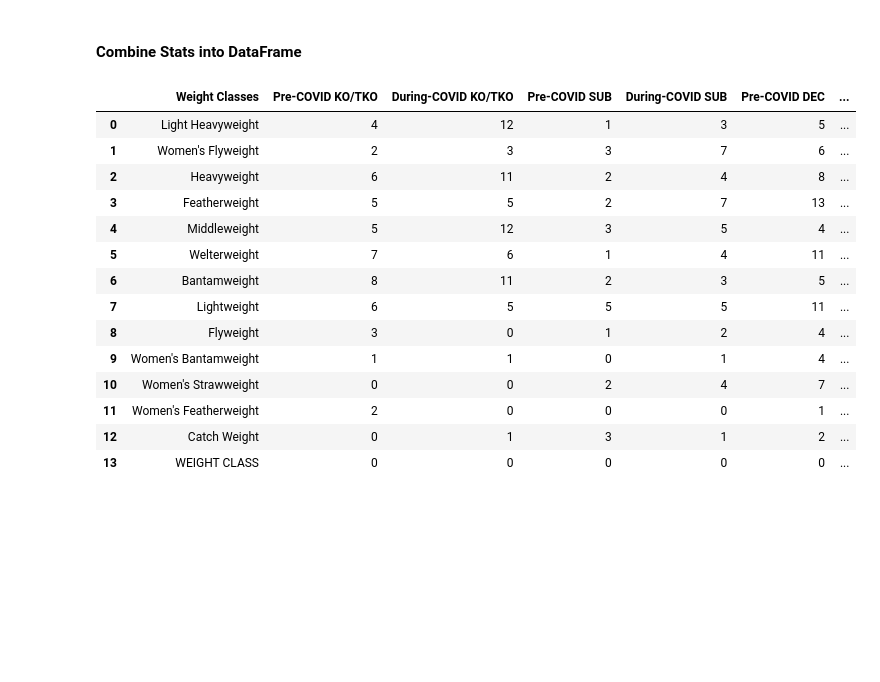
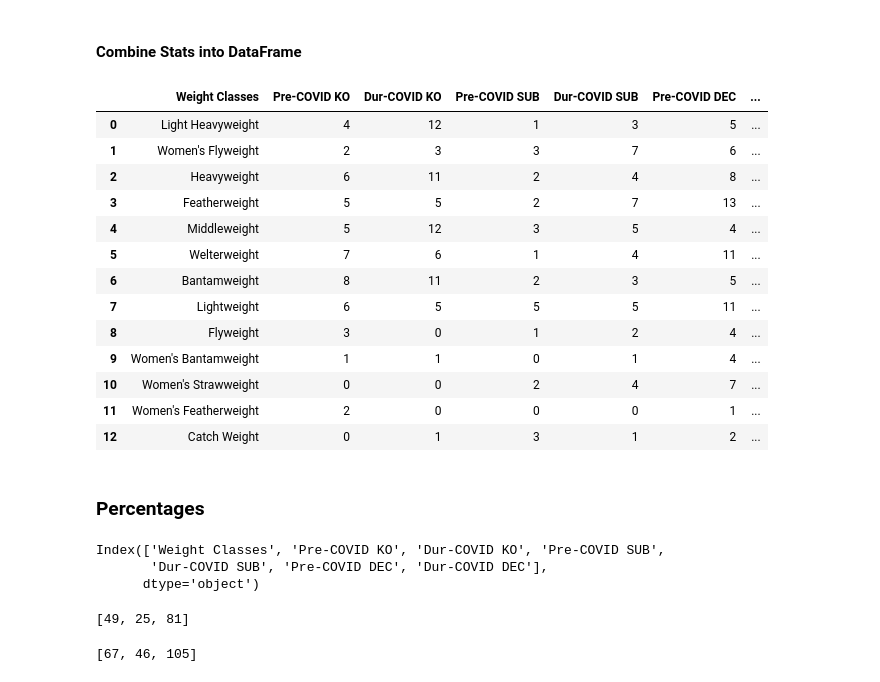
Before and after one commit to yuyhong23/UFC-COVID, a Jupyter notebook: Project_One_Visualization_and_Analysis-SetUp.ipynb, the cells around one changed output. Saved outputs shown, nothing was run; the diff lists cells and outputs as text; code cells hidden in the pictures; blank space fills up the shorter version.

```diff
--- a/Project_One_Visualization_and_Analysis-SetUp.ipynb
+++ b/Project_One_Visualization_and_Analysis-SetUp.ipynb
@@ -753,8 +781,8 @@ pre_decision
 weight_classes = ['Light Heavyweight', "Women's Flyweight", 'Heavyweight',
        'Featherweight', 'Middleweight', 'Welterweight', 'Bantamweight',
        'Lightweight', 'Flyweight', "Women's Bantamweight",
-       "Women's Strawweight", "Women's Featherweight", 'Catch Weight',
-       'WEIGHT CLASS']
+       "Women's Strawweight", "Women's Featherweight", 'Catch Weight'
+       ]
 covid_ko_tko_classes = []
 
 for classes in weight_classes:
@@ -785,8 +812,8 @@ WEIGHT CLASS 0
 weight_classes = ['Light Heavyweight', "Women's Flyweight", 'Heavyweight',
        'Featherweight', 'Middleweight', 'Welterweight', 'Bantamweight',
        'Lightweight', 'Flyweight', "Women's Bantamweight",
-       "Women's Strawweight", "Women's Featherweight", 'Catch Weight',
-       'WEIGHT CLASS']
+       "Women's Strawweight", "Women's Featherweight", 'Catch Weight'
+       ]
 covid_sub_classes = []
 
 for classes in weight_classes:
@@ -817,8 +843,8 @@ WEIGHT CLASS 0
 weight_classes = ['Light Heavyweight', "Women's Flyweight", 'Heavyweight',
        'Featherweight', 'Middleweight', 'Welterweight', 'Bantamweight',
        'Lightweight', 'Flyweight', "Women's Bantamweight",
-       "Women's Strawweight", "Women's Featherweight", 'Catch Weight',
-       'WEIGHT CLASS']
+       "Women's Strawweight", "Women's Featherweight", 'Catch Weight'
+       ]
 covid_u_dec_classes = []
 
 for classes in weight_classes:
@@ -849,8 +874,8 @@ WEIGHT CLASS 0
 weight_classes = ['Light Heavyweight', "Women's Flyweight", 'Heavyweight',
        'Featherweight', 'Middleweight', 'Welterweight', 'Bantamweight',
        'Lightweight', 'Flyweight', "Women's Bantamweight",
-       "Women's Strawweight", "Women's Featherweight", 'Catch Weight',
-       'WEIGHT CLASS']
+       "Women's Strawweight", "Women's Featherweight", 'Catch Weight'
+       ]
 covid_s_dec_classes = []
 
 for classes in weight_classes:
@@ -887,15 +911,15 @@ during_decision
 # %%
 # Create a dataframe for these values
 weight_classes_data = pd.DataFrame({"Weight Classes":weight_classes,
-                                   "Pre-COVID KO/TKO":ko_tko_classes,
-                                   "During-COVID KO/TKO":covid_ko_tko_classes,
+                                   "Pre-COVID KO":ko_tko_classes,
+                                   "Dur-COVID KO":covid_ko_tko_classes,
                                    "Pre-COVID SUB":sub_classes,
-                                    "During-COVID SUB":covid_sub_classes,
+                                    "Dur-COVID SUB":covid_sub_classes,
                                    "Pre-COVID DEC":pre_decision,
-                                   "During-COVID DEC":during_decision})
+                                   "Dur-COVID DEC":during_decision})
 weight_classes_data
 # %% [output]
-|  | Weight Classes | Pre-COVID KO/TKO | During-COVID KO/TKO | Pre-COVID SUB | During-COVID SUB | Pre-COVID DEC | ... |
+|  | Weight Classes | Pre-COVID KO | Dur-COVID KO | Pre-COVID SUB | Dur-COVID SUB | Pre-COVID DEC | ... |
 | 0 | Light Heavyweight | 4 | 12 | 1 | 3 | 5 | ... |
 | 1 | Women's Flyweight | 2 | 3 | 3 | 7 | 6 | ... |
 | 2 | Heavyweight | 6 | 11 | 2 | 4 | 8 | ... |
@@ -909,4 +933,22 @@ weight_classes_data
 | 10 | Women's Strawweight | 0 | 0 | 2 | 4 | 7 | ... |
 | 11 | Women's Featherweight | 2 | 0 | 0 | 0 | 1 | ... |
 | 12 | Catch Weight | 0 | 1 | 3 | 1 | 2 | ... |
-| 13 | WEIGHT CLASS | 0 | 0 | 0 | 0 | 0 | ... |
+# %% [markdown]
+### Percentages
+# %%
+weight_classes_data.columns
+# %% [output]
+Index(['Weight Classes', 'Pre-COVID KO', 'Dur-COVID KO', 'Pre-COVID SUB',
+       'Dur-COVID SUB', 'Pre-COVID DEC', 'Dur-COVID DEC'],
+      dtype='object')
+# %%
+#x_axis = ["KO/TKO","DEC","SUB"]
+#pre_covid_list = [groupby_method["KO/TKO"],groupby_method["SUB"],pre_decision]
+pre_covid_list
+# %% [output]
+[49, 25, 81]
+# %%
+#dur_covid_list = [during_method["KO/TKO"],during_method["SUB"],dur_decision]
+dur_covid_list
+# %% [output]
+[67, 46, 105]
```
Also changed, not shown: parts of 26 cells of this notebook.
